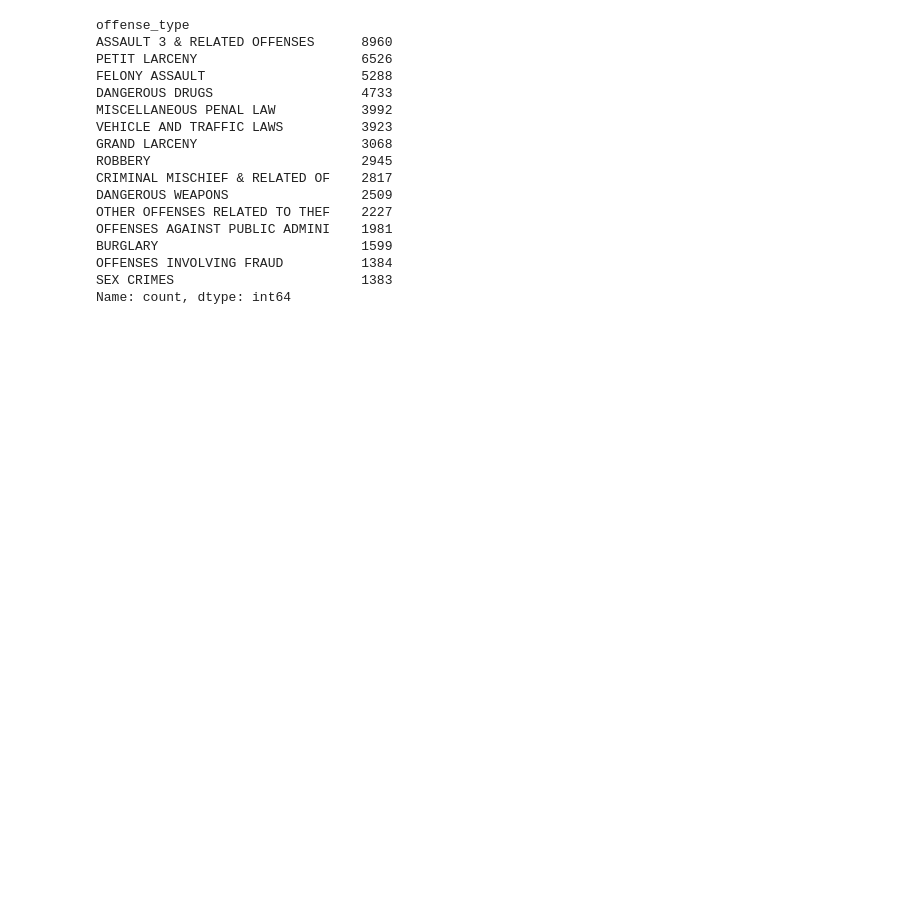
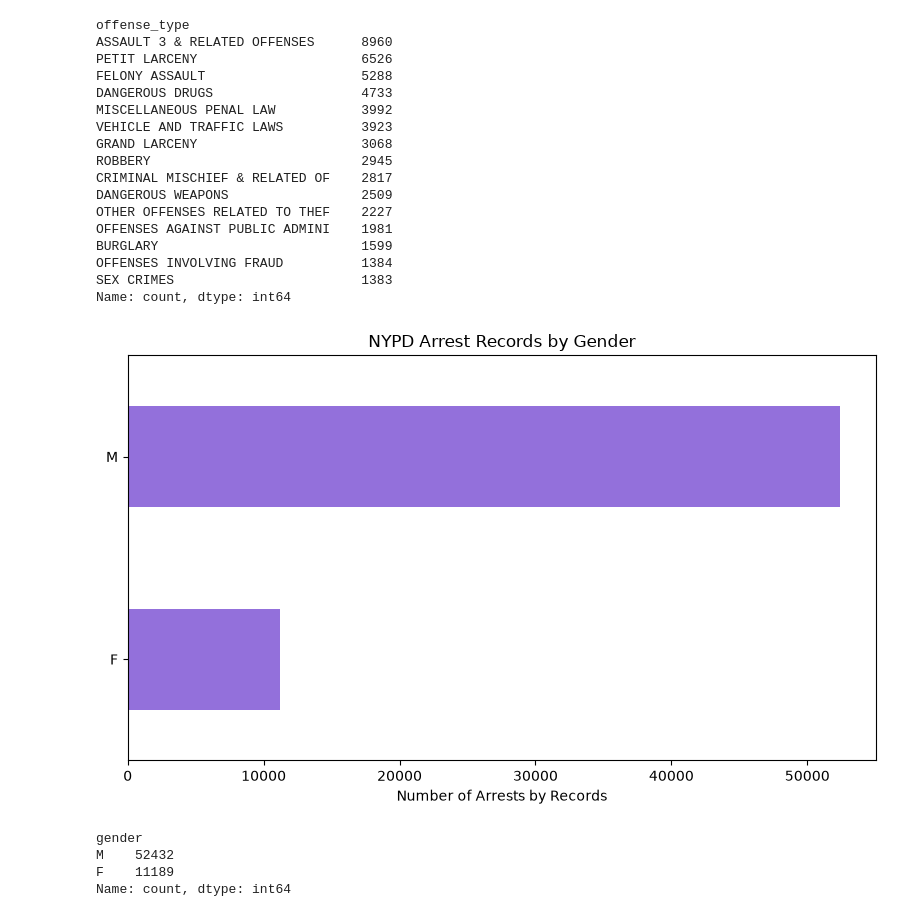
Before and after one commit to a1990alpalo/Data_Project_1, a Jupyter notebook: NYPD_arrest_analysis.ipynb, the cells around one changed output. Cells and saved outputs as stored; diff of their text form; code cells hidden in the pictures; blank space fills up the shorter version.

Commit message:
Create additional charts from dataset

```diff
--- a/NYPD_arrest_analysis.ipynb
+++ b/NYPD_arrest_analysis.ipynb
@@ -318,3 +318,17 @@ BURGLARY                          1599
 OFFENSES INVOLVING FRAUD          1384
 SEX CRIMES                        1383
 Name: count, dtype: int64
+# %%
+plot_category_counts(
+    cleaned_arrests_df,
+    column="gender",
+    title= "NYPD Arrest Records by Gender",
+    xlabel= "Number of Arrests by Records",
+    color="mediumpurple"
+)
+# %% [output]
+[figure, added]
+gender
+M    52432
+F    11189
+Name: count, dtype: int64
```
Also changed, not shown: parts of 3 cells of this notebook.
